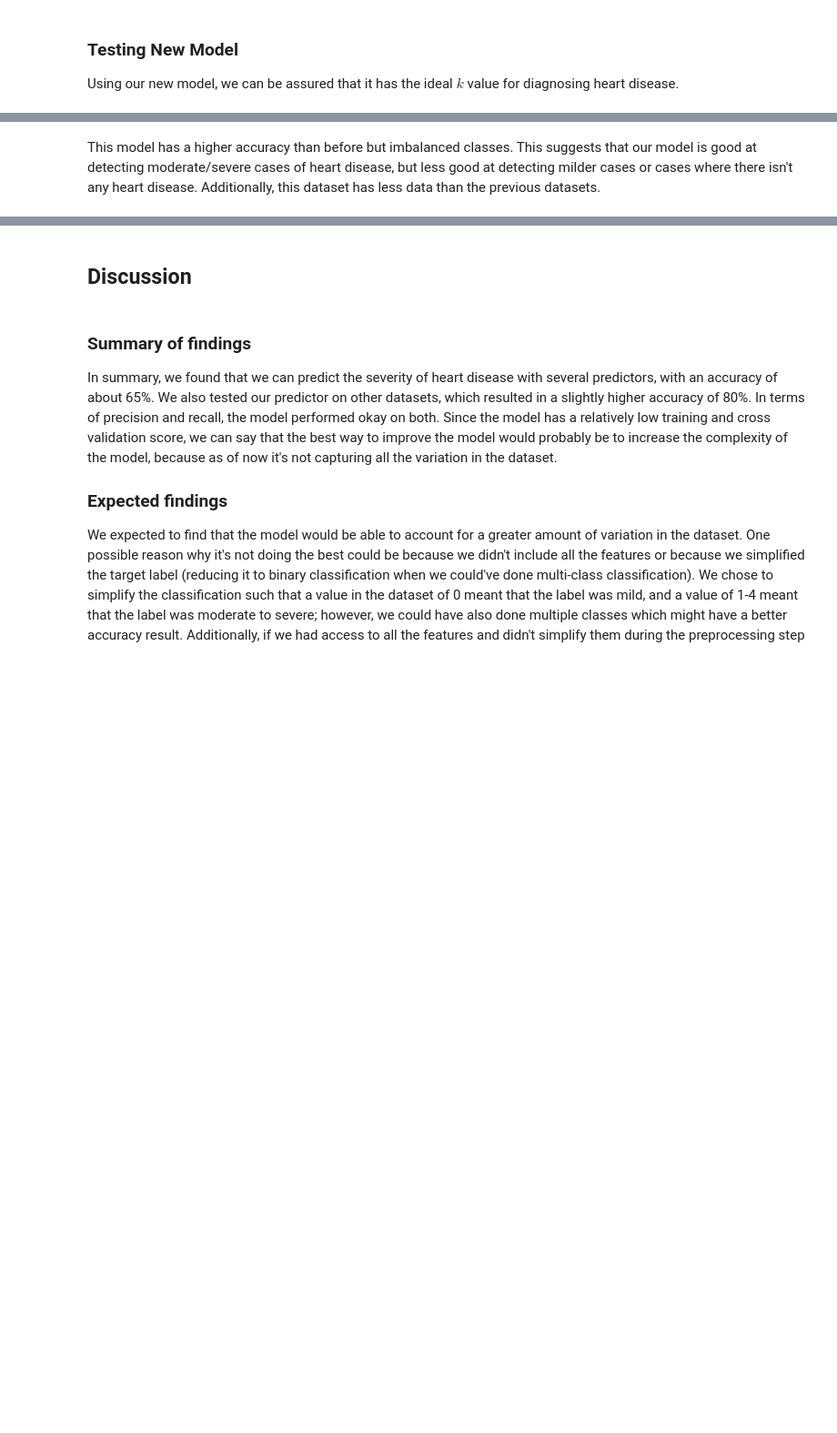
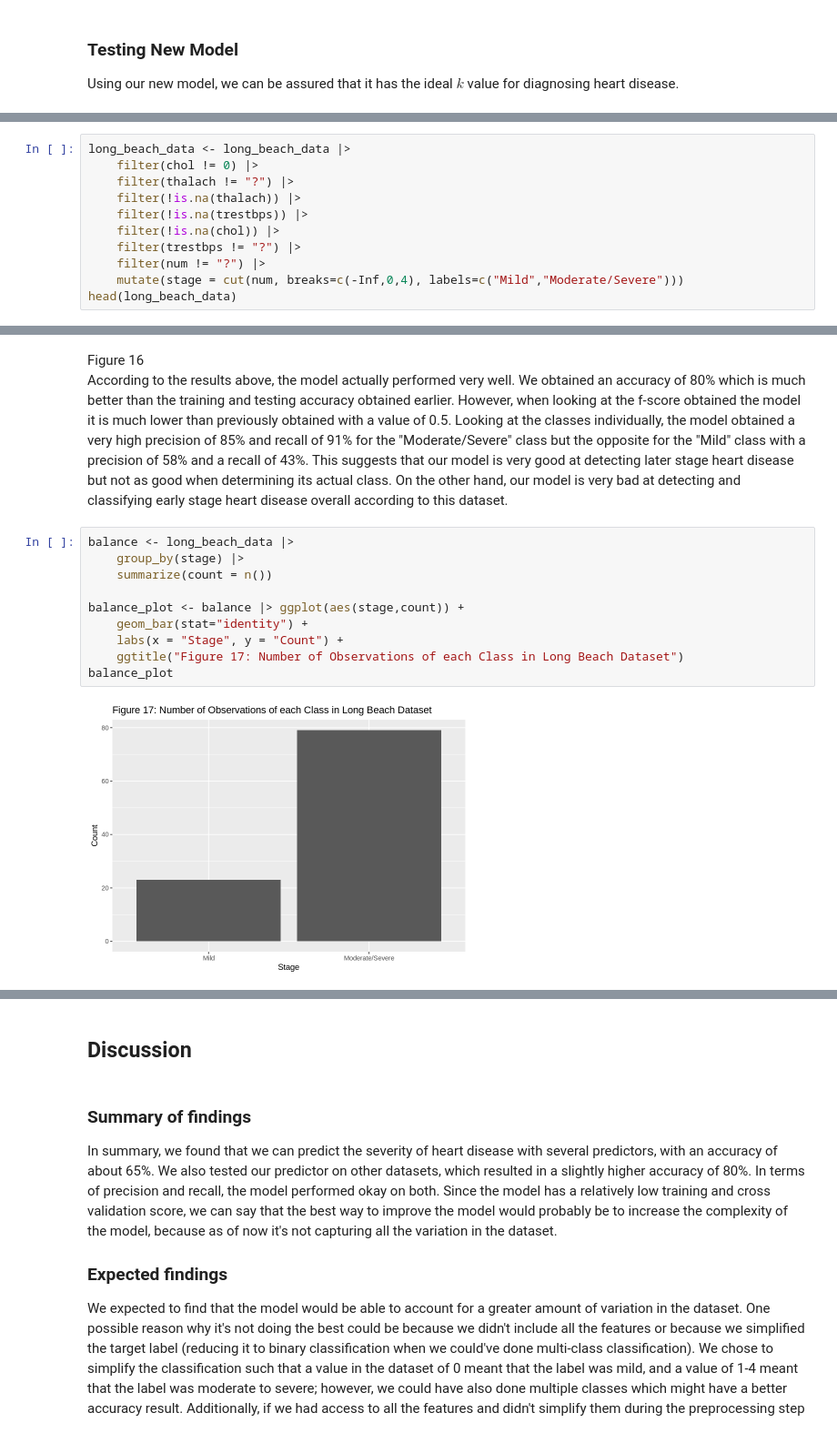
Before and after one commit to clay-arras/DSCI100GroupProject, a Jupyter notebook: DSCI100_Group30_Report.ipynb, the cells around one changed output, grey strips where cells are left out. Shown at 91% size. Cells and saved outputs as stored; diff of their text form; blank space fills up the shorter version.

```diff
--- a/DSCI100_Group30_Report.ipynb
+++ b/DSCI100_Group30_Report.ipynb
@@ -318,0 +516,11 @@ Based on the metrics above, our model was only somewhat accurate when used again
+# %%
+long_beach_data <- long_beach_data |>
+    filter(chol != 0) |>
+    filter(thalach != "?") |>
+    filter(!is.na(thalach)) |>
+    filter(!is.na(trestbps)) |>
+    filter(!is.na(chol)) |>
+    filter(trestbps != "?") |>
+    filter(num != "?") |>
+    mutate(stage = cut(num, breaks=c(-Inf,0,4), labels=c("Mild","Moderate/Severe")))
+head(long_beach_data)
@@ -357,2 +573,15 @@ confusion_matrix
 # %% [markdown]
-This model has a higher accuracy than before but imbalanced classes. This suggests that our model is good at detecting moderate/severe cases of heart disease, but less good at detecting milder cases or cases where there isn't any heart disease. Additionally, this dataset has less data than the previous datasets.
+Figure 16\
+According to the results above, the model actually performed very well. We obtained an accuracy of 80% which is much better than the training and testing accuracy obtained earlier. However, when looking at the f-score obtained the model it is much lower than previously obtained with a value of 0.5. Looking at the classes individually, the model obtained a very high precision of 85% and recall of 91% for the "Moderate/Severe" class but the opposite for the "Mild" class with a precision of 58% and a recall of 43%. This suggests that our model is very good at detecting later stage heart disease but not as good when determining its actual class. On the other hand, our model is very bad at detecting and classifying early stage heart disease overall according to this dataset.
+# %%
+balance <- long_beach_data |>
+    group_by(stage) |>
+    summarize(count = n())
+
+balance_plot <- balance |> ggplot(aes(stage,count)) +
+    geom_bar(stat="identity") +
+    labs(x = "Stage", y = "Count") +
+    ggtitle("Figure 17: Number of Observations of each Class in Long Beach Dataset")
+balance_plot
+# %% [output]
+[figure, added]
```
Also changed, not shown: parts of 30 cells of this notebook.
